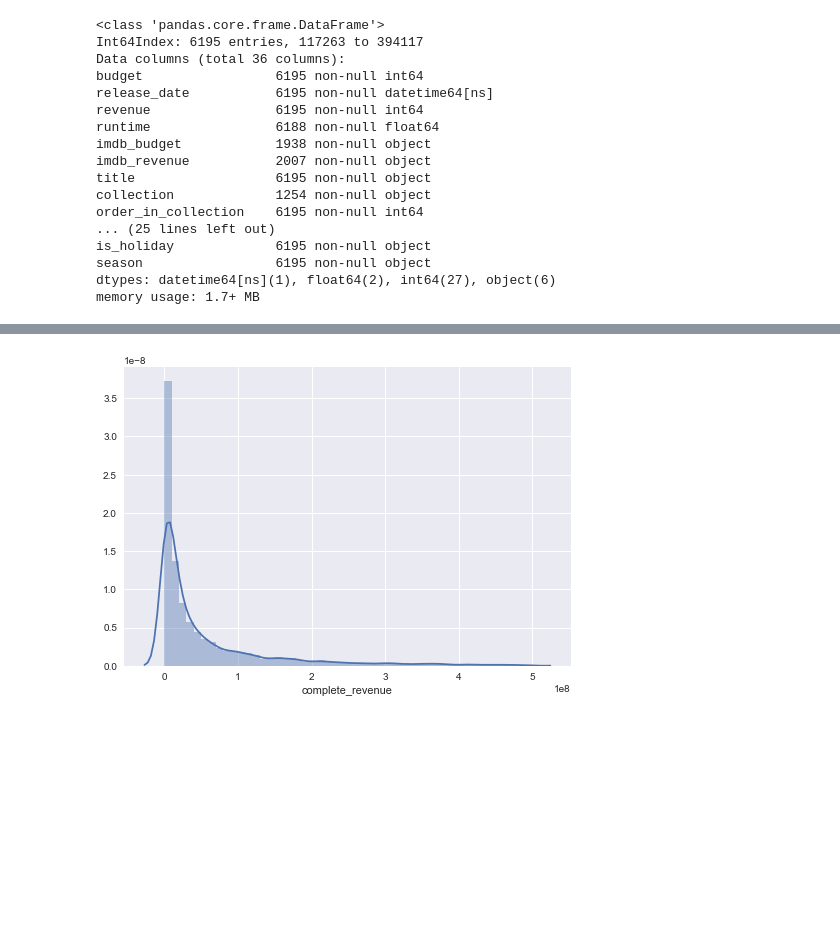
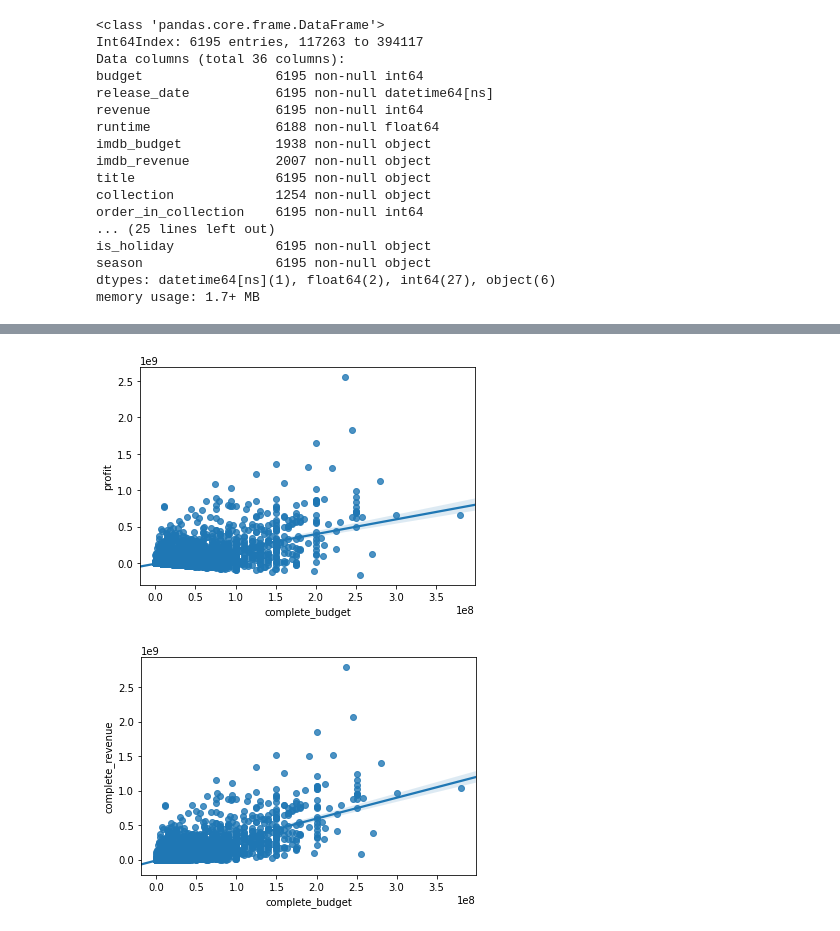
Before and after one commit to abew16/Data-Science-Bootcamp, a Jupyter notebook: Unit 3/Capstone/Predicting Movie Revenue.ipynb, the cells around one changed output, grey strips where cells are left out. Cells and saved outputs as stored; diff of their text form; code cells hidden in the pictures; blank space fills up the shorter version.

```diff
--- a/Unit 3/Capstone/Predicting Movie Revenue.ipynb
+++ b/Unit 3/Capstone/Predicting Movie Revenue.ipynb
@@ -306,5 +318,9 @@ df[df['complete_revenue'] < df['complete_revenue'].quantile(q=.0075)]
-# %%
-sns.distplot(df[df['complete_revenue'] < 500000000]['complete_revenue'])
-plt.show()
-# %% [output]
-[figure, removed]
+# %%
+sns.regplot(y=df['profit'],x=df['complete_budget'])
+plt.show()
+
+sns.regplot(y=df['complete_revenue'],x=df['complete_budget'])
+plt.show()
+# %% [output]
+[figure, added]
+[figure, added]
```
Also changed, not shown: parts of 14 cells of this notebook.
